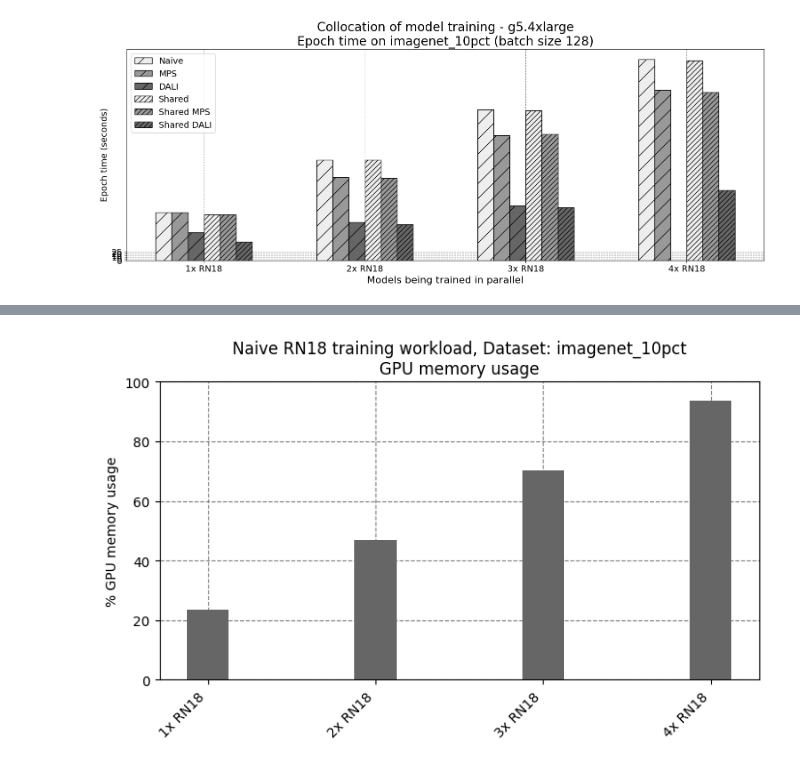
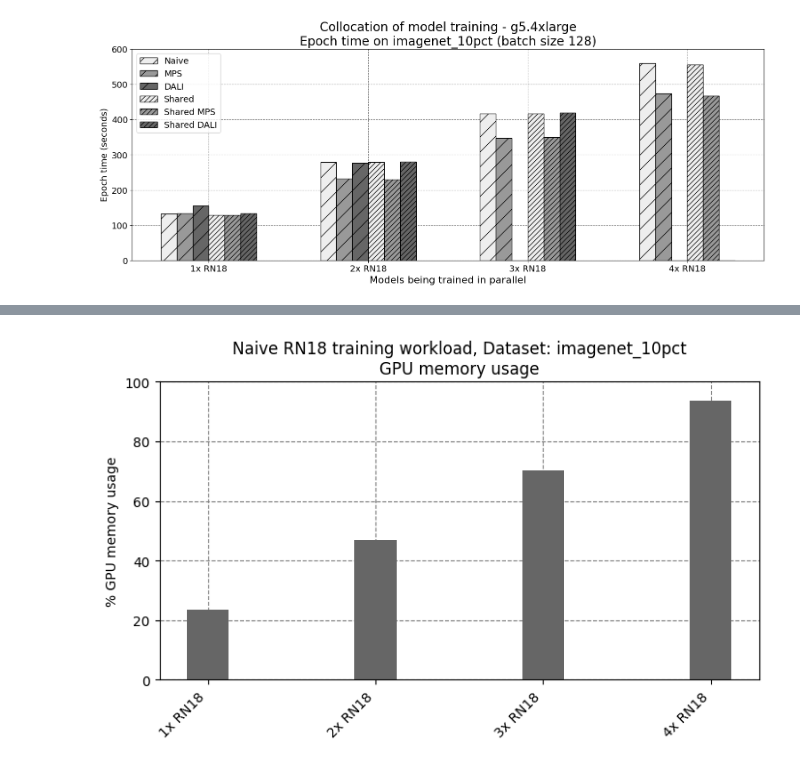
Before and after one commit to neilkimn/thesis, a Jupyter notebook: notebooks/g5_4xlarge_training_comparisons_same_models.ipynb, the cells around one changed output, grey strips where cells are left out. Drawn from its saved outputs; the diff is of its cells as text; code cells hidden in the pictures.

```diff
--- a/notebooks/g5_4xlarge_training_comparisons_same_models.ipynb
+++ b/notebooks/g5_4xlarge_training_comparisons_same_models.ipynb
@@ -166,11 +279,11 @@ if DATASET == "imagenet_10pct":
     shared_mps = [pd.read_csv(train_mul_path / f"{shared_model_path_prefix}_{pids[i]}.csv") for i in range(12, 16)]
     shared_mps = [df.iloc[2:]["total_time"].mean() for df in shared_mps]
 
-    naive_dali = [pd.read_csv(train_path / model_name / f"{naive_model_path_prefix}_{pids[i]}.csv") for i in range(16, 19)]
-    naive_dali = [df.iloc[2:]["total_time"].mean() for df in naive_dali] + [0]
+    naive_dali = [pd.read_csv(train_path / model_name / f"{naive_model_path_prefix}_{pids[i]}.csv") for i in range(16, 18)]
+    naive_dali = [df.iloc[2:]["total_time"].mean() for df in naive_dali] + [0, 0]
 
-    shared_dali = [pd.read_csv(train_mul_path / f"{shared_model_path_prefix}_{pids[i]}.csv") for i in range(20, 24)]
-    shared_dali = [df.iloc[2:]["total_time"].mean() for df in shared_dali]
+    shared_dali = [pd.read_csv(train_mul_path / f"{shared_model_path_prefix}_{pids[i]}.csv") for i in range(20, 23)]
+    shared_dali = [df.iloc[2:]["total_time"].mean() for df in shared_dali] + [0]
 # %%
 import matplotlib.pyplot as plt
 import numpy as np
@@ -185,35 +298,35 @@ measurements ={
 }
 
 x = np.arange(len(workloads))  # the label locations
 width = 0.1  # the width of the bars
 multiplier = -1.5
 
 fig, ax = plt.subplots(layout='constrained', figsize=(15,6))
 hatches = ["/", "/", "/", "///", "///", "///"]
 hatch_cols = ["#eeeeee", "#999999", "#666666",
               "#eeeeee", "#999999", "#666666"]
 
 for idx, (attribute, measurement) in enumerate(measurements.items()):
     offset = width * multiplier
     #rects = ax.bar(x + offset, measurement, width, label=attribute, color=shades[idx], edgecolor="black", yerr=measurements_err[attribute][idx], ecolor="red", capsize=5)
     rects = ax.bar(x + offset, measurement, width, label=attribute, hatch=hatches[idx], color=hatch_cols[idx], edgecolor="black")
     #ax.bar_label(rects, padding=3, fmt='%.0f', label_type="edge", color="black", size=16)
     multiplier += 1
 
 
 # Add some text for labels, title and custom x-axis tick labels, etc.
 ax.set_ylabel('Epoch time (seconds)', fontsize=14)
 ax.set_title(f'Collocation of model training - {MACHINE}\nEpoch time on {DATASET} (batch size {BATCH_SIZE})', fontsize=20)
 ax.set_xticks(x + width, workloads, fontsize=14)
 ax.legend(loc='upper left', fontsize=14)
 
 ax.set_axisbelow(True)
 ax.grid(color='gray', linestyle='dashed')
-plt.yticks([i for i in range(0, 26, 5)], fontsize=14)
+plt.yticks([i for i in range(0, 601, 100)], fontsize=14)
 plt.xlabel("Models being trained in parallel", fontsize=16)
 plt.show()
 # %% [output]
-[figure, old version]
+[figure, new version]
 # %%
 def get_mem(dfs):
     mems = []
```
Also changed, not shown: parts of 5 cells of this notebook, 40 other files.
